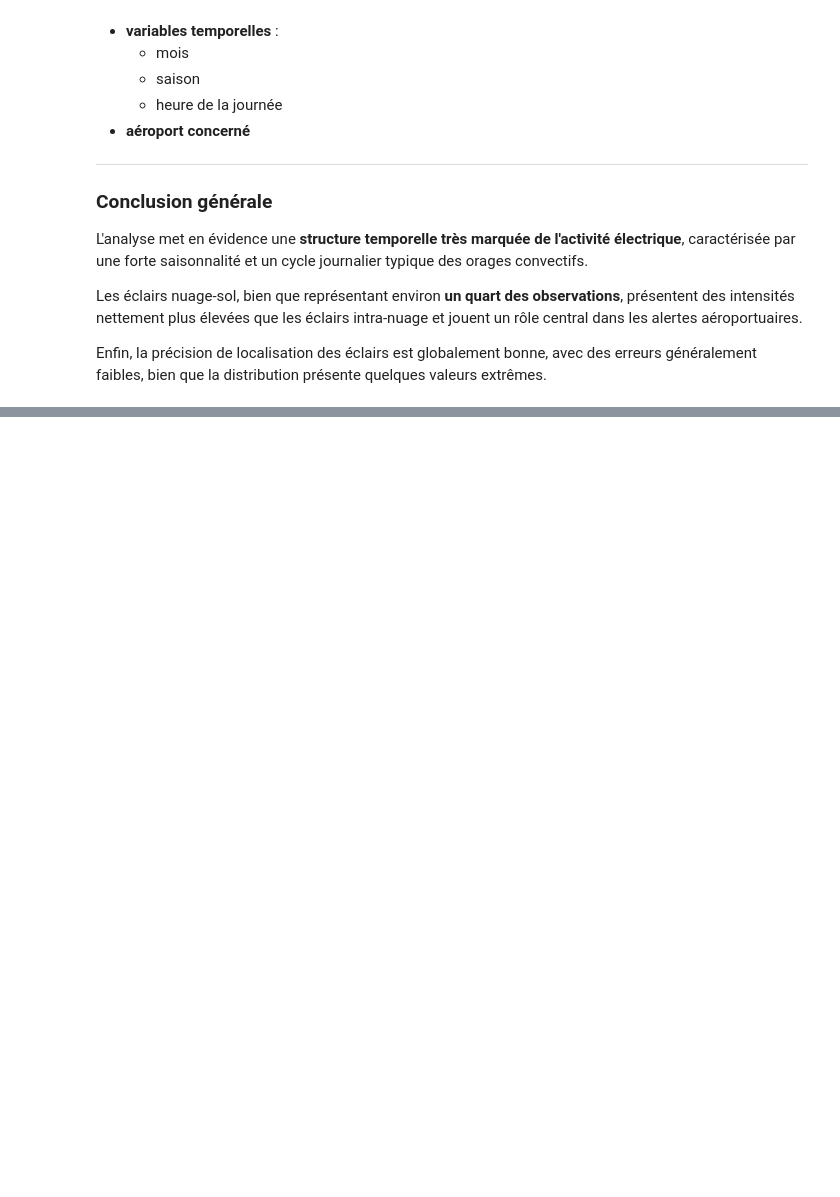
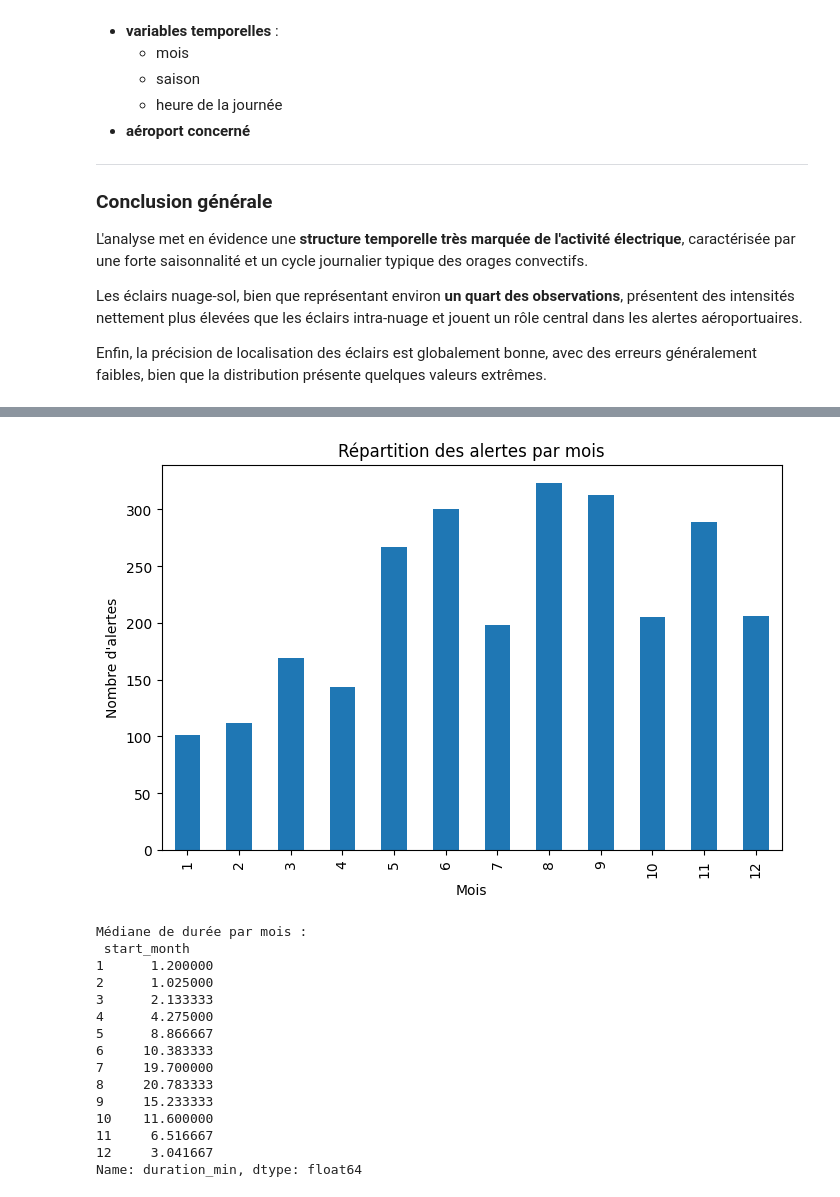
Before and after one commit to Houda-git/Data-Battle, a Jupyter notebook: Untitled.ipynb, the cells around one changed output, grey strips where cells are left out. Drawn from its saved outputs; the diff is of its cells as text; code cells hidden in the pictures; blank space fills up the shorter version.

```diff
--- a/Untitled.ipynb
+++ b/Untitled.ipynb
@@ -748,3 +750,40 @@ plt.show()
+# %%
+# Barplot des mois de début
+plt.figure(figsize=(8,5))
+alerts["start_month"].value_counts().sort_index().plot(kind="bar")
+plt.xlabel("Mois")
+plt.ylabel("Nombre d'alertes")
+plt.title("Répartition des alertes par mois")
+plt.show()
+
+# Barplot des heures de début
+# plt.figure(figsize=(8,5))
+# alerts["start_hour"].value_counts().sort_index().plot(kind="bar")
+# plt.xlabel("Heure de début")
+# plt.ylabel("Nombre d'alertes")
+# plt.title("Répartition des alertes par heure de début")
+# plt.show()
+
+# Médiane de durée par mois
+median_duration = alerts.groupby("start_month")["duration_min"].median()
+print("Médiane de durée par mois :\n", median_duration)
+# %% [output]
+[figure, added]
+Médiane de durée par mois :
+ start_month
+1      1.200000
+2      1.025000
+3      2.133333
+4      4.275000
+5      8.866667
+6     10.383333
+7     19.700000
+8     20.783333
+9     15.233333
+10    11.600000
+11     6.516667
+12     3.041667
+Name: duration_min, dtype: float64
 # %%
 for alert_id, alert_df in df[df["airport_alert_id"].notna()].groupby(["airport","airport_alert_id"]):
     alert_df["cum_lightnings"] = range(1, len(alert_df)+1)
```
Also changed, not shown: parts of 5 cells of this notebook, 3 other files.
